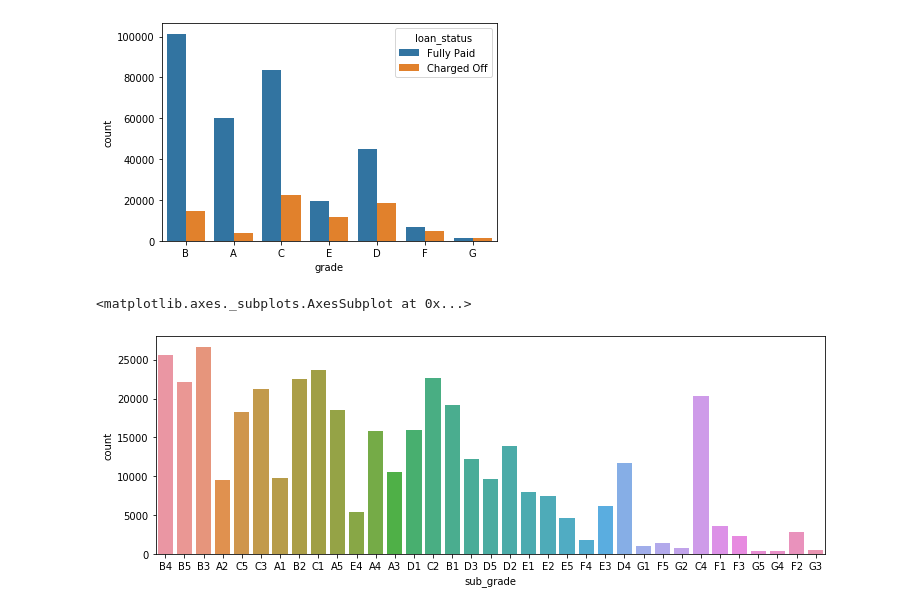
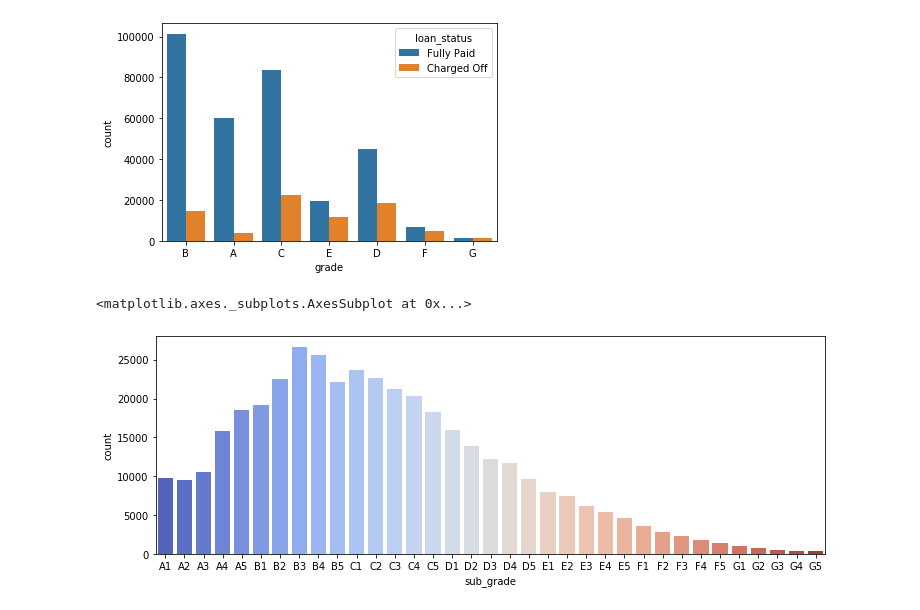
Before and after one commit to avtw37/tensor-data, a Jupyter notebook: lending-loan.ipynb, the cells around one changed output. Cells and saved outputs as stored; diff of their text form; code cells hidden in the pictures.

```diff
--- a/lending-loan.ipynb
+++ b/lending-loan.ipynb
@@ -150,9 +150,9 @@ sns.countplot(x='grade',data=df,hue='loan_status')
 # %%
 """ going to re order the graph """
 
 plt.figure(figsize=(12,4))
-subgrade_order = sorted()
-sns.countplot(x='sub_grade',data=df)
+subgrade_order = sorted(df['sub_grade'].unique())
+sns.countplot(x='sub_grade',data=df,order=subgrade_order,palette='coolwarm')
 # %% [output]
 <matplotlib.axes._subplots.AxesSubplot at 0x...>
-[figure, old version]
+[figure, new version]
```
Also changed, not shown: parts of 2 cells of this notebook.
